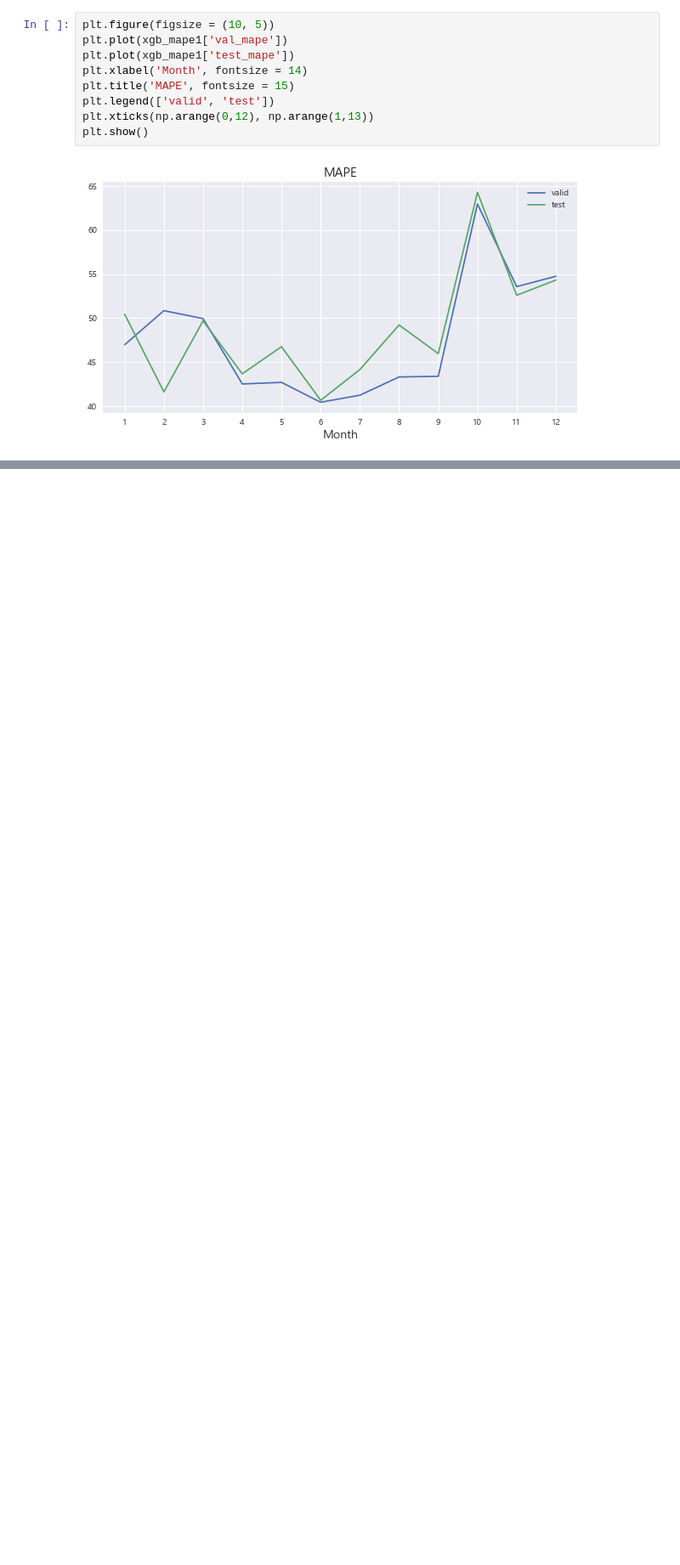
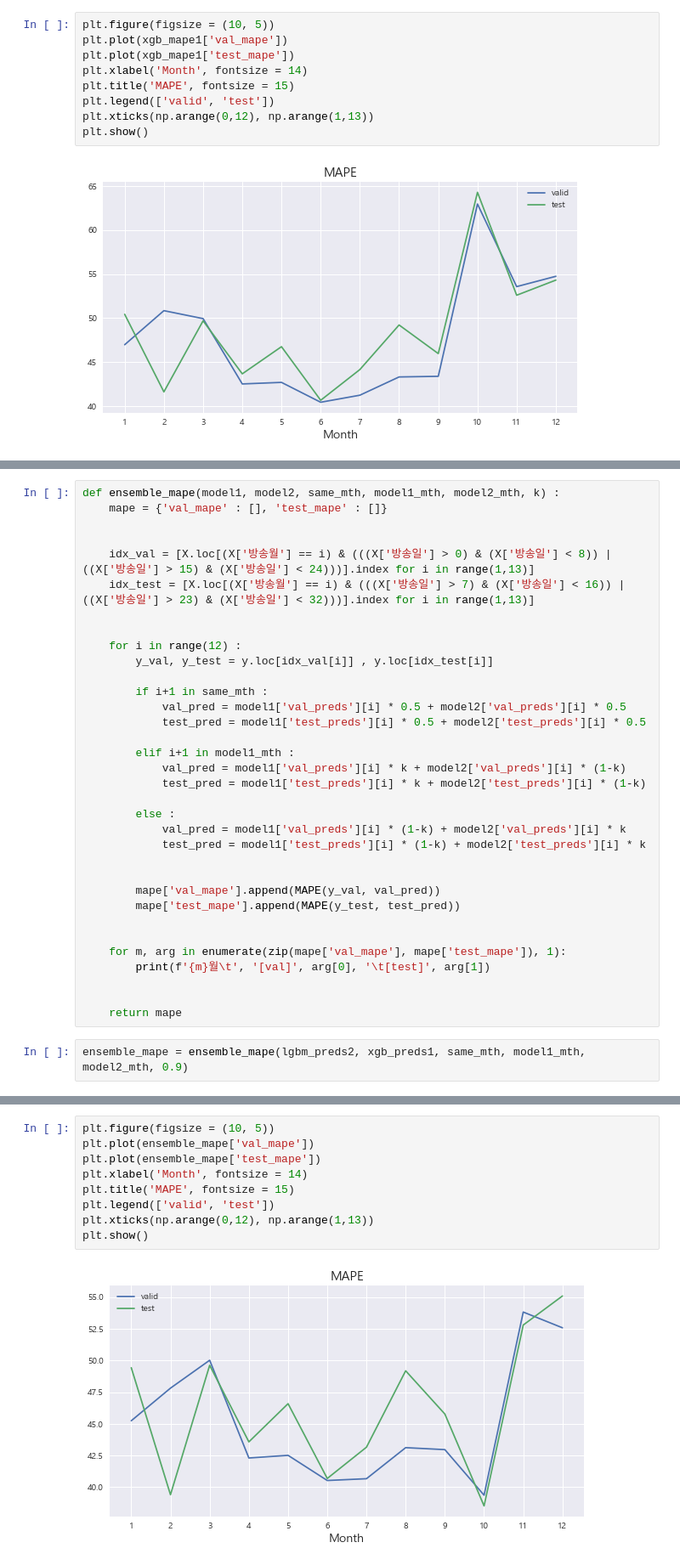
Before and after one commit to cryingjin/Shopping_GG, a Jupyter notebook: Modeling/0906_Ensemble2.ipynb, the cells around one changed output, grey strips where cells are left out. Shown at 85% size. Saved outputs shown, nothing was run; the diff lists cells and outputs as text; blank space fills up the shorter version.

Commit message:
[val] 44.5 [test] 45.5

```diff
--- a/Modeling/0906_Ensemble2.ipynb
+++ b/Modeling/0906_Ensemble2.ipynb
@@ -442,0 +519,36 @@ plt.show()
+# %%
+def ensemble_mape(model1, model2, same_mth, model1_mth, model2_mth, k) :
+    mape = {'val_mape' : [], 'test_mape' : []}
+
+
+    idx_val = [X.loc[(X['방송월'] == i) & (((X['방송일'] > 0) & (X['방송일'] < 8)) | ((X['방송일'] > 15) & (X['방송일'] < 24)))].index for i in range(1,13)]
+    idx_test = [X.loc[(X['방송월'] == i) & (((X['방송일'] > 7) & (X['방송일'] < 16)) | ((X['방송일'] > 23) & (X['방송일'] < 32)))].index for i in range(1,13)]
+
+
+    for i in range(12) :
+        y_val, y_test = y.loc[idx_val[i]] , y.loc[idx_test[i]]
+
+        if i+1 in same_mth :
+            val_pred = model1['val_preds'][i] * 0.5 + model2['val_preds'][i] * 0.5
+            test_pred = model1['test_preds'][i] * 0.5 + model2['test_preds'][i] * 0.5
+
+        elif i+1 in model1_mth :
+            val_pred = model1['val_preds'][i] * k + model2['val_preds'][i] * (1-k)
+            test_pred = model1['test_preds'][i] * k + model2['test_preds'][i] * (1-k)
+
+        else :
+            val_pred = model1['val_preds'][i] * (1-k) + model2['val_preds'][i] * k
+            test_pred = model1['test_preds'][i] * (1-k) + model2['test_preds'][i] * k
+
+
+        mape['val_mape'].append(MAPE(y_val, val_pred))
+        mape['test_mape'].append(MAPE(y_test, test_pred))
+
+
+    for m, arg in enumerate(zip(mape['val_mape'], mape['test_mape']), 1):
+        print(f'{m}월\t', '[val]', arg[0], '\t[test]', arg[1])
+
+
+    return mape
+# %%
+ensemble_mape = ensemble_mape(lgbm_preds2, xgb_preds1, same_mth, model1_mth, model2_mth, 0.9)
@@ -442,0 +572,11 @@ plt.show()
+# %%
+plt.figure(figsize = (10, 5))
+plt.plot(ensemble_mape['val_mape'])
+plt.plot(ensemble_mape['test_mape'])
+plt.xlabel('Month', fontsize = 14)
+plt.title('MAPE', fontsize = 15)
+plt.legend(['valid', 'test'])
+plt.xticks(np.arange(0,12), np.arange(1,13))
+plt.show()
+# %% [output]
+[figure, added]
```
Also changed, not shown: parts of 28 cells of this notebook, 5 other files.
